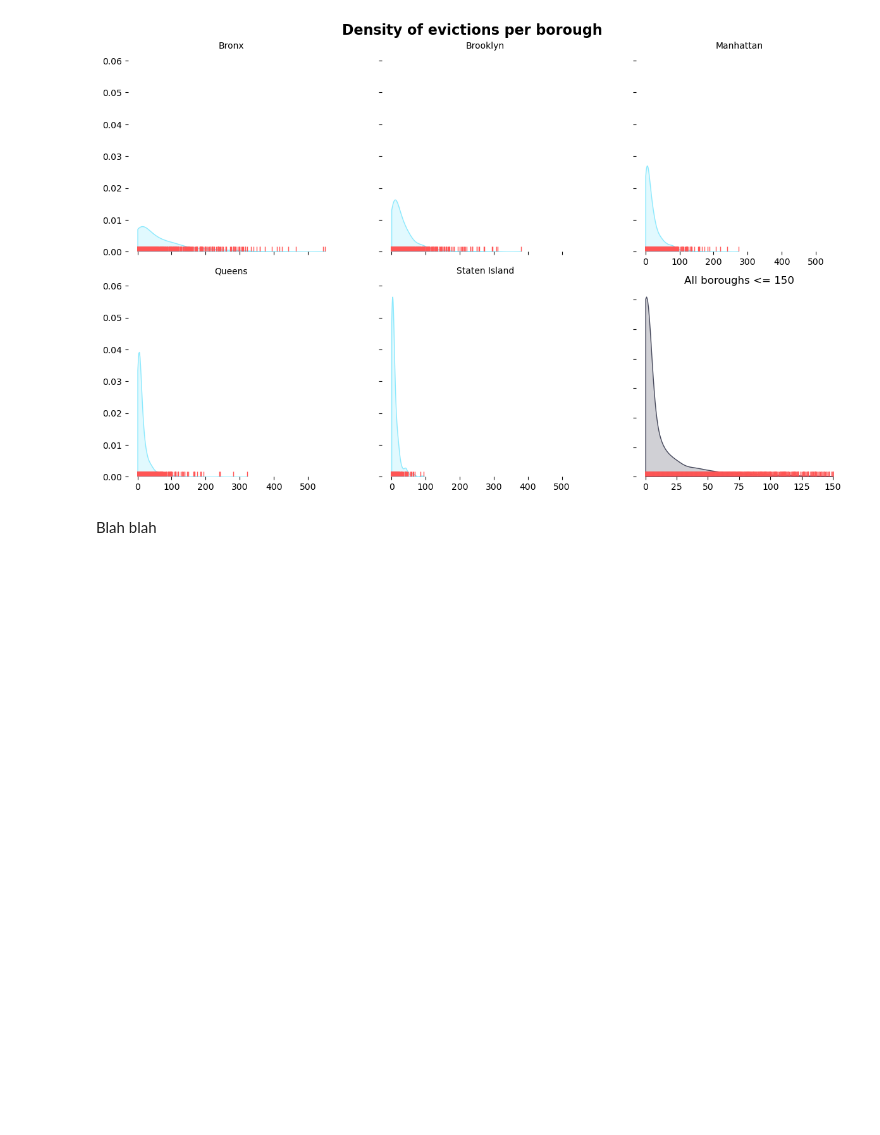
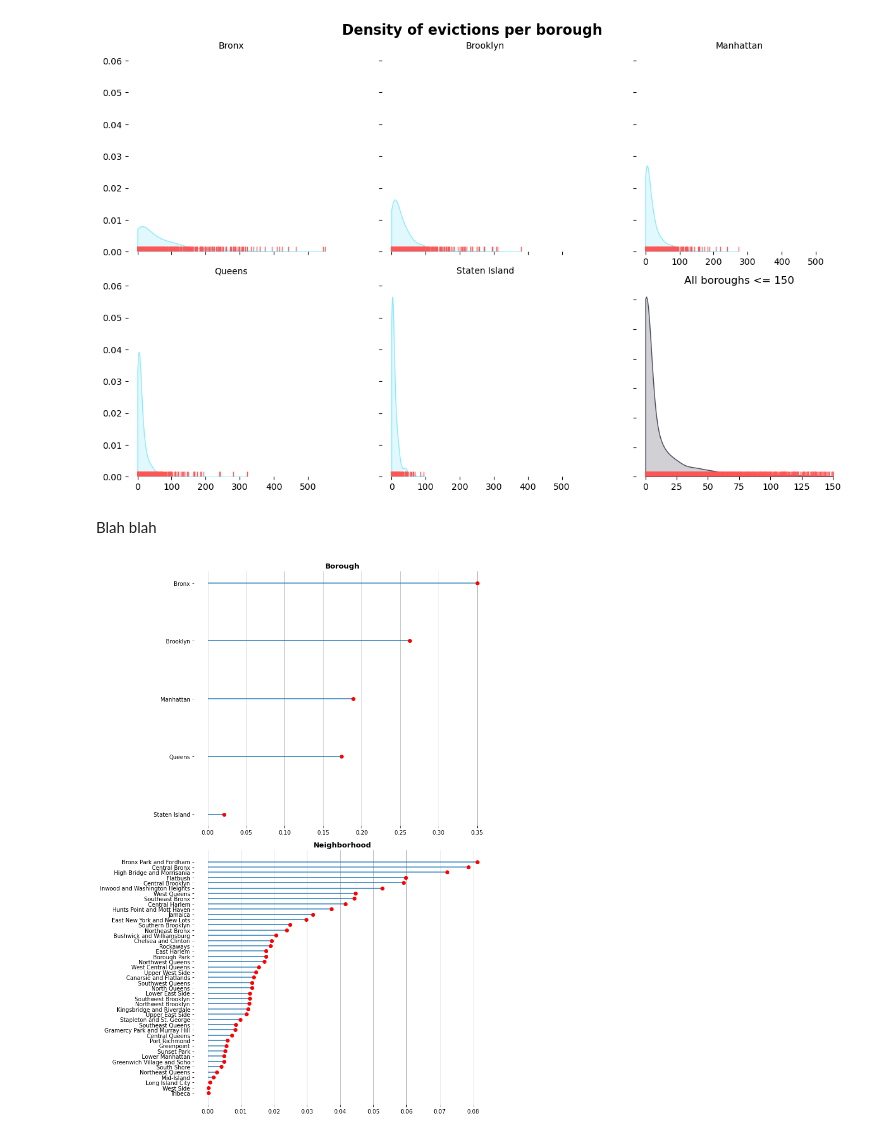
Before and after one commit to amelia-ingram/eviction-rent, a Jupyter notebook: notebooks/analysis.ipynb, the cells around one changed output. Drawn from its saved outputs; the diff is of its cells as text; code cells hidden in the pictures; blank space fills up the shorter version.

Commit message:
Add a better draft for the lollypop plot.

```diff
--- a/eviction_analysis/analysis.ipynb
+++ b/notebooks/analysis.ipynb
@@ -122,5 +122,22 @@ Blah blah
 # %%
 fig_lollypop, axes_lollypop = plt.subplots(2, figsize=(10, 14))
 
 for ax, variable in zip(axes_lollypop, ["borough", "neighborhood"]):
-    pass
+    # Proportion of evictions per variable as a whole
+    var_groupby = eviction[[variable, "filings_2020"]].groupby(variable).agg(
+        lambda col_group: col_group.sum()/eviction.filings_2020.sum())
+    var_groupby.sort_values("filings_2020", inplace=True)
+
+    # Horizontal lines for the sticks and dots for the lolly pops.
+    ax.hlines(var_groupby.index, xmin=0, xmax=var_groupby)
+    ax.plot(var_groupby, var_groupby.index, "or")
+
+    # Aesthetics
+    ax.set_title(variable.title(), {"size": 13, "weight": "bold"})
+    ax.grid(axis="x")
+    ax.set_axisbelow(True)
+    ax.set_frame_on(False)
+
+fig_lollypop.set_tight_layout(True)
+# %% [output]
+[figure, added]
```
